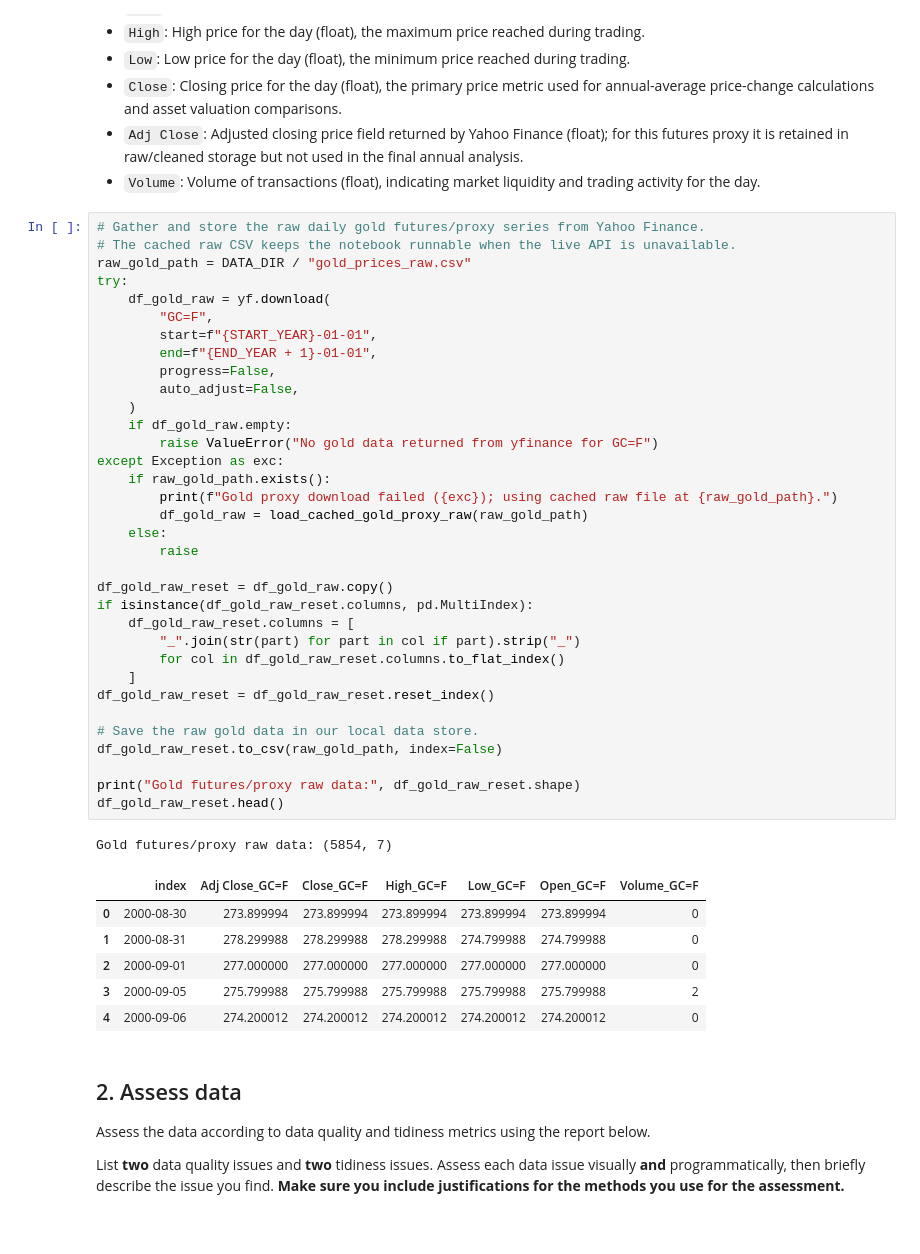
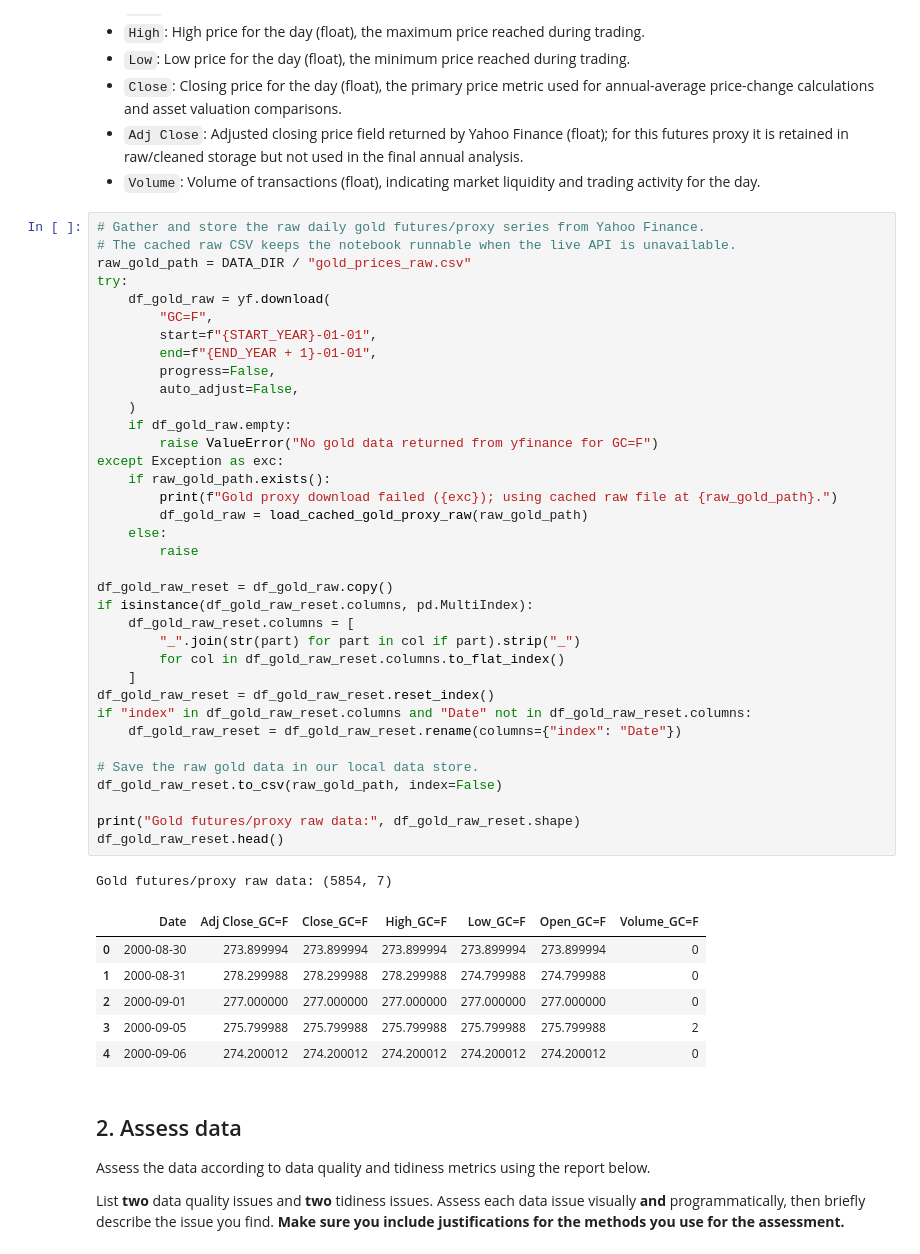
Before and after one commit to luisjfeliu/data-analysis-wrangling-macro-stocks, a Jupyter notebook: Data_Wrangling_Project_Starter.ipynb, the cells around one changed output. Drawn from its saved outputs; the diff is of its cells as text.

Commit message:
Normalize gold raw date column

```diff
--- a/Data_Wrangling_Project_Starter.ipynb
+++ b/Data_Wrangling_Project_Starter.ipynb
@@ -305,34 +303,36 @@ try:
         "GC=F",
         start=f"{START_YEAR}-01-01",
         end=f"{END_YEAR + 1}-01-01",
         progress=False,
         auto_adjust=False,
     )
     if df_gold_raw.empty:
         raise ValueError("No gold data returned from yfinance for GC=F")
 except Exception as exc:
     if raw_gold_path.exists():
         print(f"Gold proxy download failed ({exc}); using cached raw file at {raw_gold_path}.")
         df_gold_raw = load_cached_gold_proxy_raw(raw_gold_path)
     else:
         raise
 
 df_gold_raw_reset = df_gold_raw.copy()
 if isinstance(df_gold_raw_reset.columns, pd.MultiIndex):
     df_gold_raw_reset.columns = [
         "_".join(str(part) for part in col if part).strip("_")
         for col in df_gold_raw_reset.columns.to_flat_index()
     ]
 df_gold_raw_reset = df_gold_raw_reset.reset_index()
+if "index" in df_gold_raw_reset.columns and "Date" not in df_gold_raw_reset.columns:
+    df_gold_raw_reset = df_gold_raw_reset.rename(columns={"index": "Date"})
 
 # Save the raw gold data in our local data store.
 df_gold_raw_reset.to_csv(raw_gold_path, index=False)
 
 print("Gold futures/proxy raw data:", df_gold_raw_reset.shape)
 df_gold_raw_reset.head()
 # %% [output]
 Gold futures/proxy raw data: (5854, 7)
-|  | index | Adj Close_GC=F | Close_GC=F | High_GC=F | Low_GC=F | Open_GC=F | Volume_GC=F |
+|  | Date | Adj Close_GC=F | Close_GC=F | High_GC=F | Low_GC=F | Open_GC=F | Volume_GC=F |
 | 0 | 2000-08-30 | 273.899994 | 273.899994 | 273.899994 | 273.899994 | 273.899994 | 0 |
 | 1 | 2000-08-31 | 278.299988 | 278.299988 | 278.299988 | 274.799988 | 274.799988 | 0 |
 | 2 | 2000-09-01 | 277.000000 | 277.000000 | 277.000000 | 277.000000 | 277.000000 | 0 |
```
Also changed, not shown: parts of 4 cells of this notebook, 4 other files.
